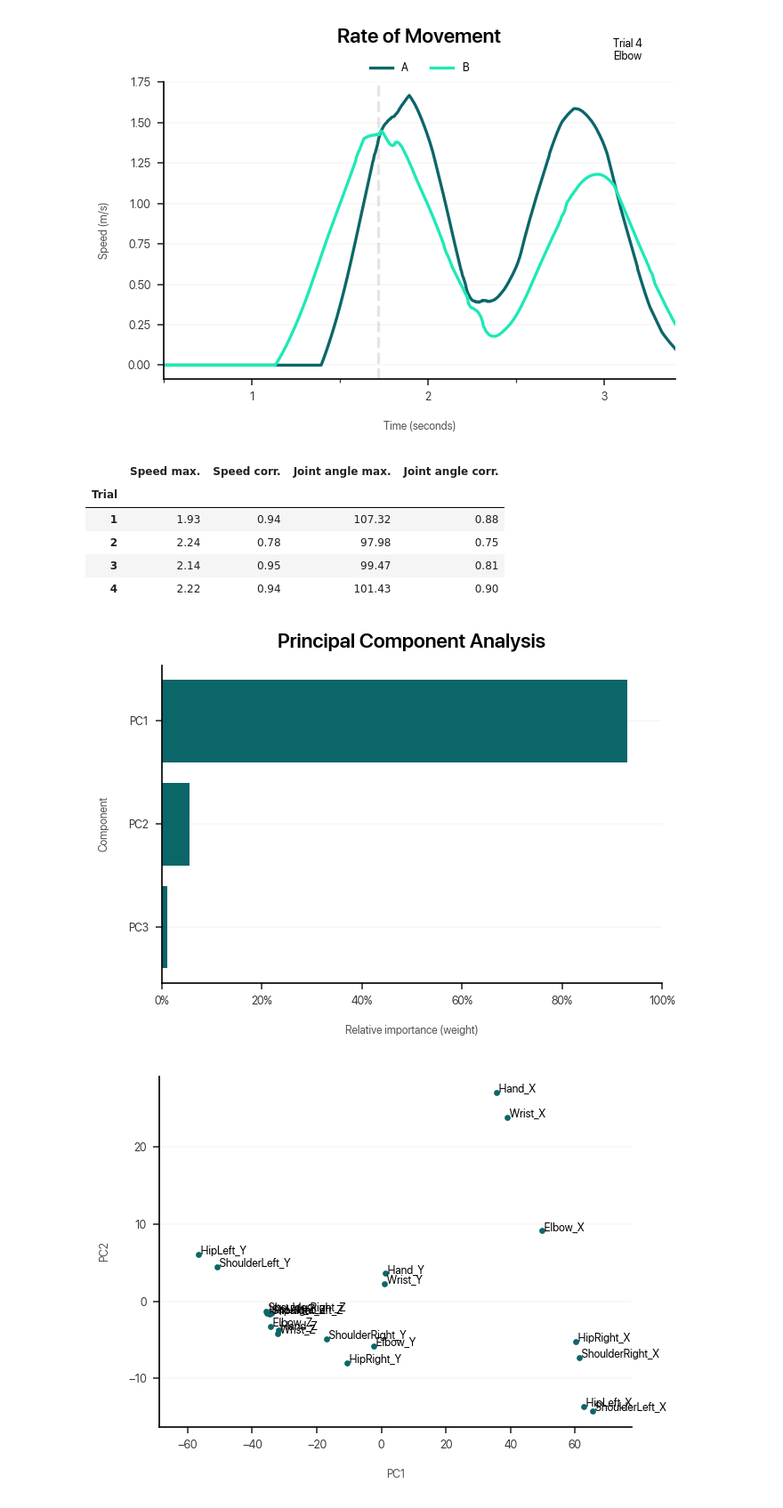
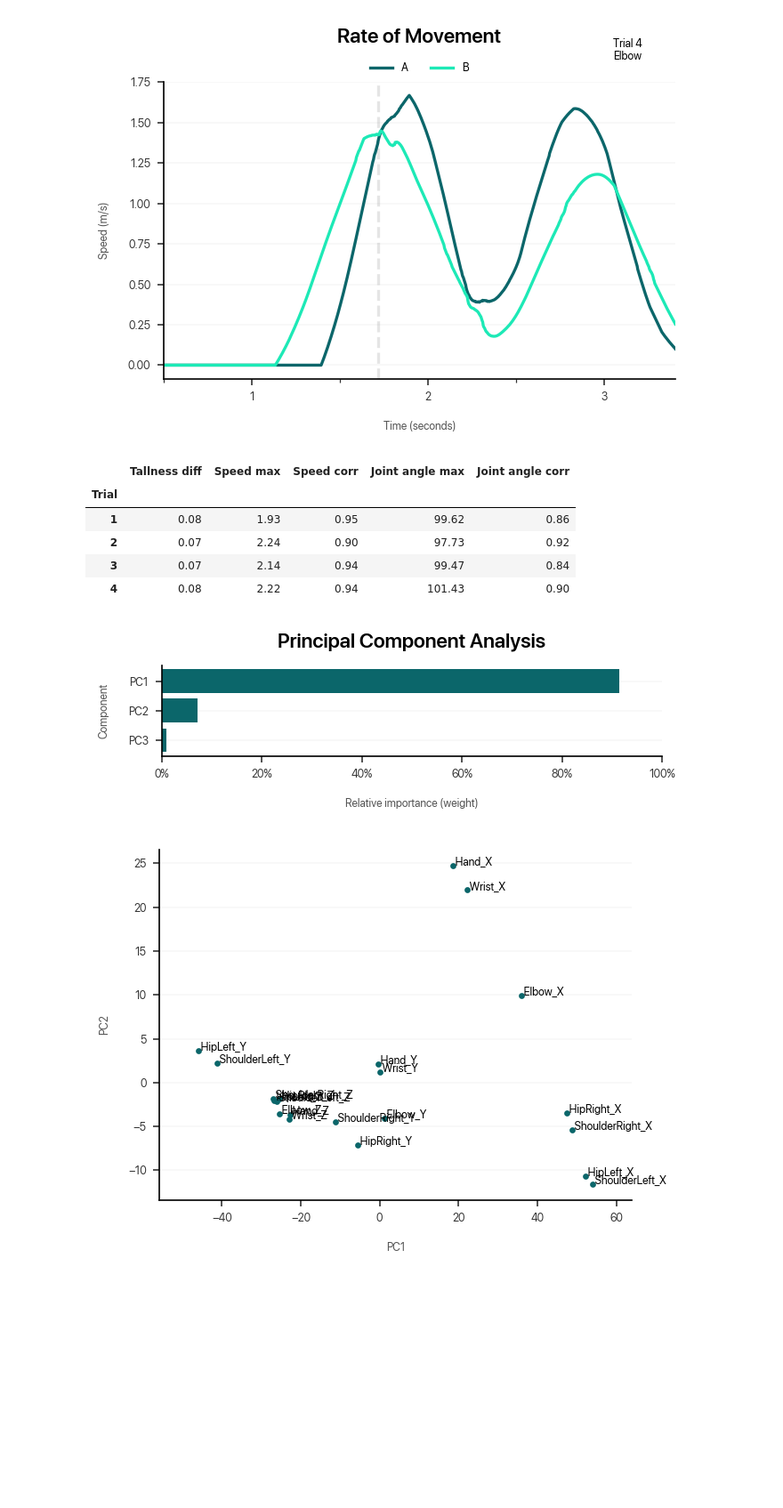
Before and after one commit to dlundgaard/dapup-mocap, a Jupyter notebook: analysis.ipynb, the cells around one changed output. Shown at 89% size. Cells and saved outputs as stored; diff of their text form; code cells hidden in the pictures; blank space fills up the shorter version.

Commit message:
limitied time window for each trial to two seconds after point of contact to exclude irrelavant movement

```diff
--- a/analysis.ipynb
+++ b/analysis.ipynb
@@ -28,7 +28,7 @@ class Session:
             datafile_path,
             sep = "\t",
             header = None,
-            names = ("Type", "Name", "Frame", "Time"),
+            names = ("Type", "EventType", "Frame", "Time"),
             skiprows=metadata_header_lines,
             on_bad_lines = "skip"
         ).drop(columns = ["Type"])
@@ -58,20 +58,19 @@ class Session:
         dataset.index = dataset.index.rename(["Frame", "Time", "Subject", "Axis"])
         dataset = dataset.reset_index()
 
-        for frame, event_name in self.events.set_index("Frame")["Name"].items():
-            dataset.loc[dataset["Frame"] == frame, "Event"] = event_name
-
-        dataset.insert(2, "Trial", ((dataset["Event"] == "Trial") & (dataset["Event"].fillna(0) != dataset["Event"].fillna(0).shift())).cumsum() + 1)
+        dataset["TrialTag"] = dataset["Frame"].isin(self.events[self.events["EventType"] == "Trial"]["Frame"])
+        dataset["Trial"] = (dataset["TrialTag"].astype(int).diff() > 0).cumsum()
+        dataset = dataset[dataset["Trial"] > 0]
 
         trials = []
         for trial, subset in dataset.groupby("Trial"):
             participants = []
             for subject, subset in subset.groupby("Subject"):
                 marker_collection = []
-                time_of_contact = self.events[self.events["Name"] == "Contact"]["Time"].iloc[trial - 1] - subset["Time"].min()
+                time_of_contact = self.events[self.events["EventType"] == "Contact"]["Time"].iloc[trial - 1] - subset["Time"].min()
                 subset["Frame"] -= subset["Frame"].min()
                 subset["Time"] -= subset["Time"].min()
-                subset = subset[subset["Time"] < 6]
+                subset = subset[subset["Time"] < time_of_contact + 2]
                 for marker in self.available_markers:
                     pos_data = subset[["Frame", "Time", "Axis", marker]].pivot(index = ["Frame", "Time"], columns = ["Axis"], values = marker)
                     pos_data = pos_data[[dimension + "_Raw" for dimension in "XYZ"]] = pos_data.replace(0, np.nan)
@@ -415,6 +422,8 @@ plot_velocity(trial = 4, marker = "Elbow")
 def aggregation(marker):
     result = []
     for trial, trial_data in enumerate(data, start=1):
+        partner_height_diff = abs(trial_data["A"]["ShoulderLeft"]["Z"].median() - trial_data["B"]["ShoulderLeft"]["Z"].median()) / SPATIAL_SCALE
+
         max_movement_rate = max([calculate_velocity(trial_data[participant][marker]).max() for participant in "AB"])
         movement_rate_correlation = calculate_velocity(trial_data["A"][marker]).corr(calculate_velocity(trial_data["B"][marker]))
 
@@ -424,6 +433,7 @@ def aggregation(marker):
 
         result.append({
             "Trial": trial,
+            "Tallness diff": partner_height_diff,
             "Speed max": max_movement_rate,
             "Speed corr": movement_rate_correlation,
             "Joint angle max": max_joint_angle,
@@ -433,12 +443,12 @@ def aggregation(marker):
 
 aggregation(marker = "Wrist")
 # %% [output]
-|  | Speed max. | Speed corr. | Joint angle max. | Joint angle corr. |
-| Trial |  |  |  |  |
-| 1 | 1.93 | 0.94 | 107.32 | 0.88 |
-| 2 | 2.24 | 0.78 | 97.98 | 0.75 |
-| 3 | 2.14 | 0.95 | 99.47 | 0.81 |
-| 4 | 2.22 | 0.94 | 101.43 | 0.90 |
+|  | Tallness diff | Speed max | Speed corr | Joint angle max | Joint angle corr |
+| Trial |  |  |  |  |  |
+| 1 | 0.08 | 1.93 | 0.95 | 99.62 | 0.86 |
+| 2 | 0.07 | 2.24 | 0.90 | 97.73 | 0.92 |
+| 3 | 0.07 | 2.14 | 0.94 | 99.47 | 0.84 |
+| 4 | 0.08 | 2.22 | 0.94 | 101.43 | 0.90 |
 # %%
 def principal_component_analysis(trial):
     all_positional_data = pd.concat([data[trial]["A"][marker][["X", "Y", "Z"]].subtract(data[trial]["B"][marker][["X", "Y", "Z"]]).add_prefix(marker + "_") for marker in session.available_markers], axis=1).dropna(axis = 1)
@@ -449,7 +459,7 @@ def principal_component_analysis(trial):
     pca.fit(scaled_data)
     component_labels = ["PC" + str(i) for i in range(1, n_components + 1)]
 
-    plt.figure()
+    plt.figure(figsize=(4.5, 1.5))
     plt.title("Principal Component Analysis")
     plt.barh(component_labels[::-1], pca.explained_variance_ratio_[::-1])
     plt.xlim((0, 1))
@@ -464,32 +474,32 @@ def principal_component_analysis(trial):
     for marker, components in pca_data.iterrows():
         plt.annotate(" " + marker, (components["PC1"], components["PC2"]), fontsize = 6)
     plt.margins(x = 0.1)
     plt.xlabel("PC1")
     plt.ylabel("PC2")
     plt.tight_layout()
 
 def independent_component_analysis(trial):
     all_positional_data = pd.concat([data[trial]["A"][marker][["X", "Y", "Z"]].subtract(data[trial]["B"][marker][["X", "Y", "Z"]]).add_prefix(marker + "_") for marker in session.available_markers], axis=1).dropna(axis = 1)
     scaled_data = preprocessing.scale(all_positional_data.T)
 
     n_components = 2
     ica = decomposition.FastICA(n_components)
     ica.fit(scaled_data)
     component_labels = ["IC" + str(i) for i in range(1, n_components + 1)]
 
     plt.figure()
     plt.title("Independent Component Analysis")
     ica_data = pd.DataFrame(ica.transform(scaled_data), index = all_positional_data.columns, columns = component_labels)
     plt.scatter(ica_data["IC1"], ica_data["IC2"], s = 5)
     for marker, components in ica_data.iterrows():
         plt.annotate(" " + marker, (components["IC1"], components["IC2"]), fontsize = 6)
     plt.margins(x = 0.1)
     plt.xlabel("IC1")
     plt.ylabel("IC2")
     plt.tight_layout()
 
 principal_component_analysis(trial = 1)
 independent_component_analysis(trial = 1)
 # %% [output]
-[figure, old version]
+[figure, new version]
-[figure, old version]
+[figure, new version]
```
Also changed, not shown: parts of 9 cells of this notebook, 1 other file.
